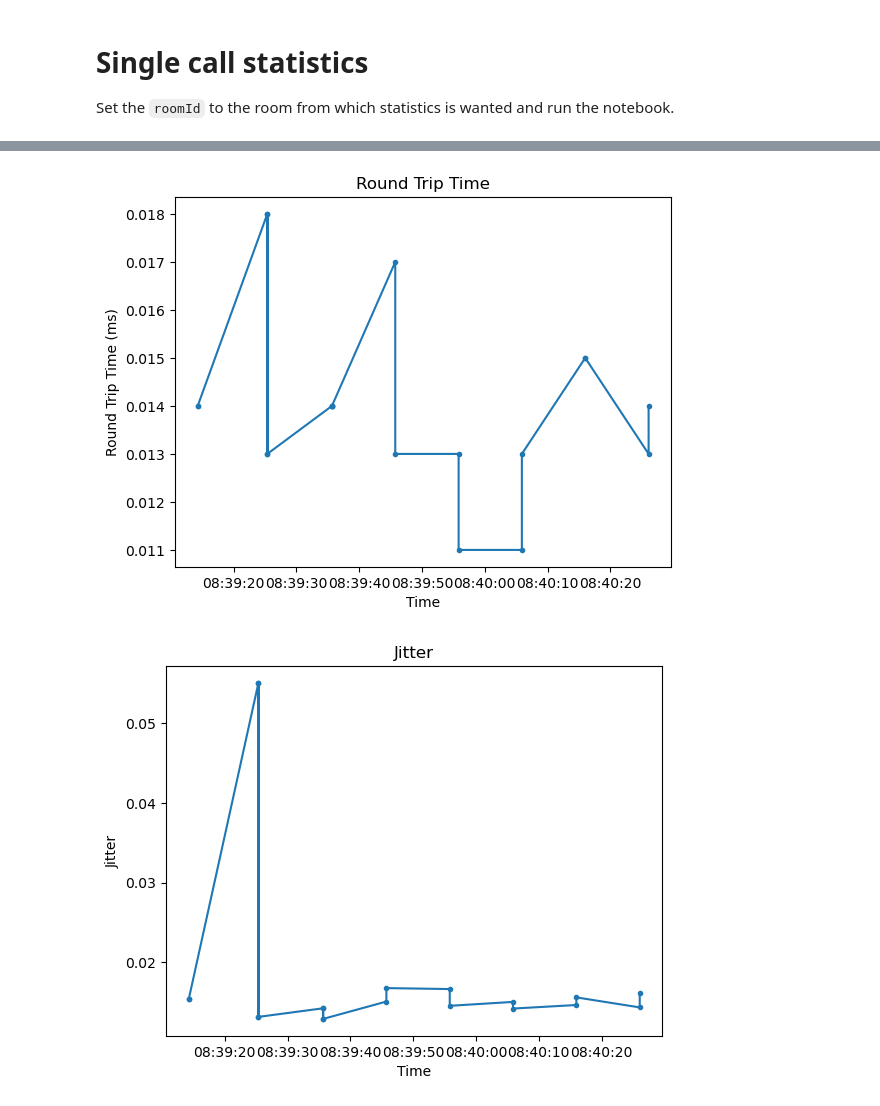
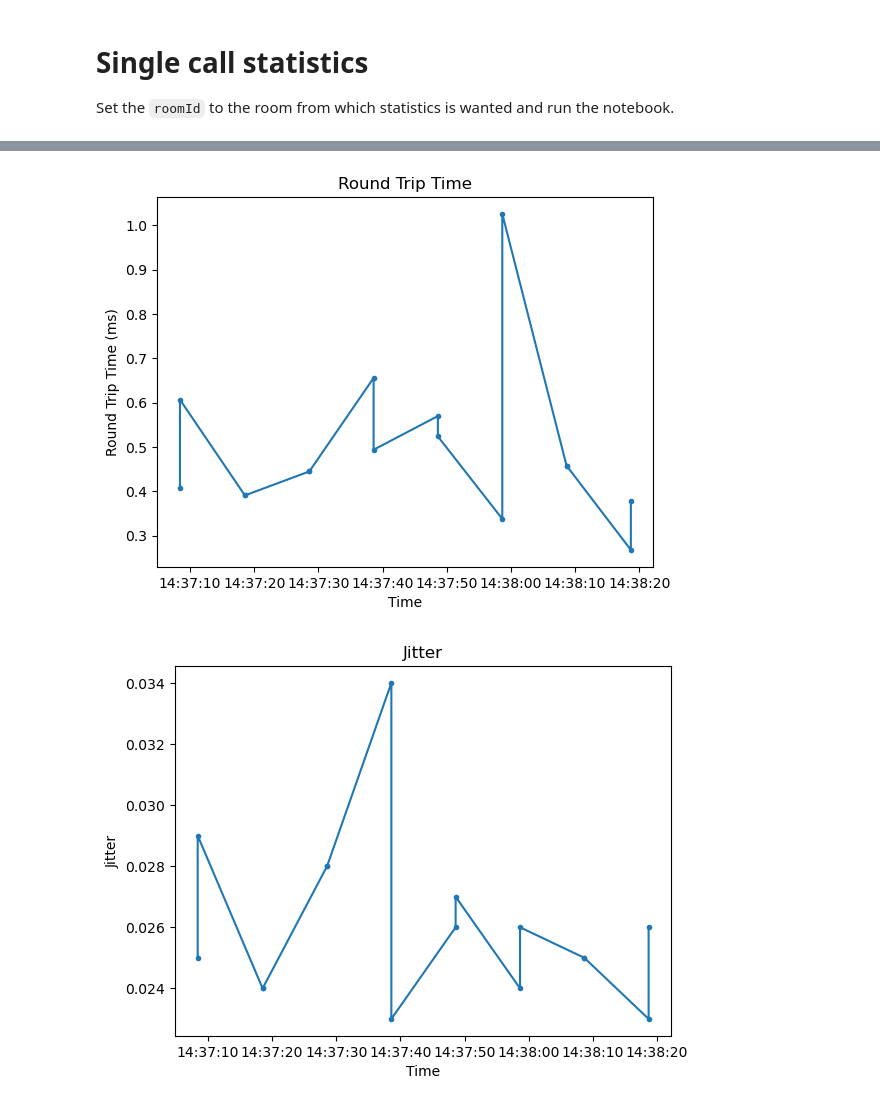
Before and after one commit to Master2022E/OnionRTC-experiment, a Jupyter notebook: Dataprocess/SingleCallStatistics.ipynb, the cells around one changed output, grey strips where cells are left out. Cells and saved outputs as stored; diff of their text form; code cells hidden in the pictures.

Commit message:
Move the definition of room id, to more easily change rooms

```diff
--- a/Dataprocess/SingleCallStatistics.ipynb
+++ b/Dataprocess/SingleCallStatistics.ipynb
@@ -22,5 +18,9 @@ Requirement already satisfied: python-dateutil>=2.7.3 in c:\users\jtt\anaconda3\
 Requirement already satisfied: six>=1.5 in c:\users\jtt\anaconda3\lib\site-packages (from python-dateutil>=2.7.3->pandas) (1.15.0)
 # %%
+roomId = "room2_noproxy"
+roomId = "room8"
+roomId = "room3"
+
 
 # read data into a DataFrame from rawData.csv
 df = pd.read_csv('rawData.csv')
@@ -103,3 +103,3 @@ max       0.055056
 Name: jitter, dtype: float64
-[figure, old version]
+[figure, new version]
-[figure, old version]
+[figure, new version]
```
Also changed, not shown: parts of 2 cells of this notebook.
